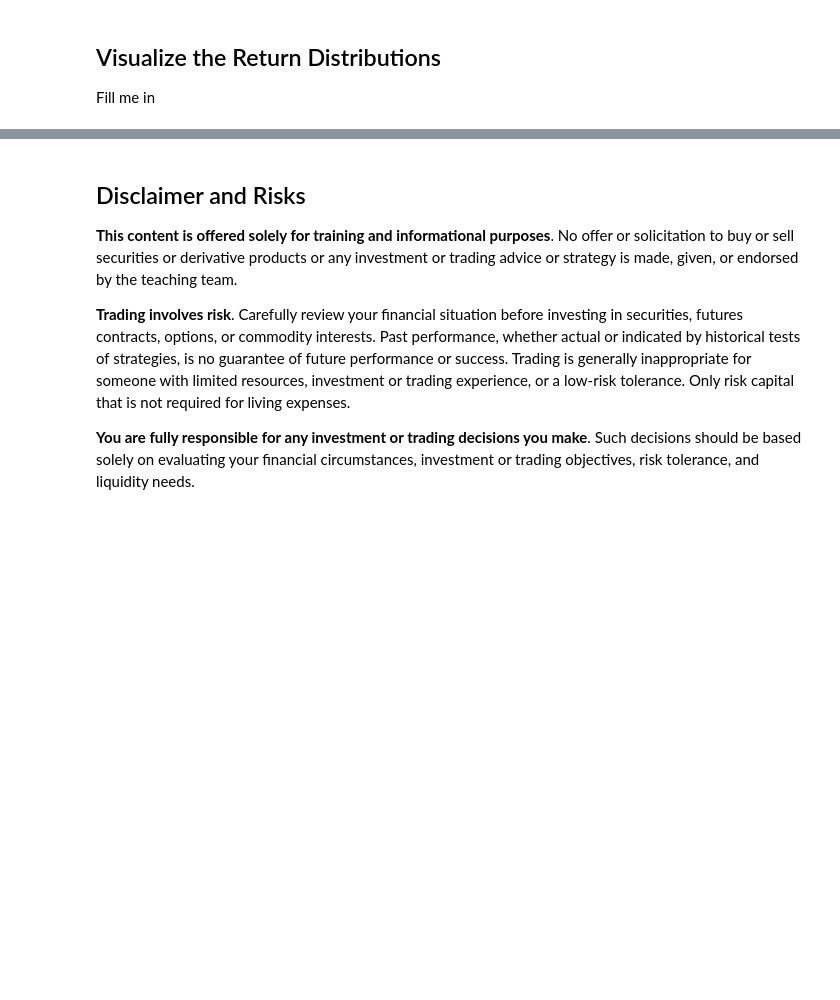
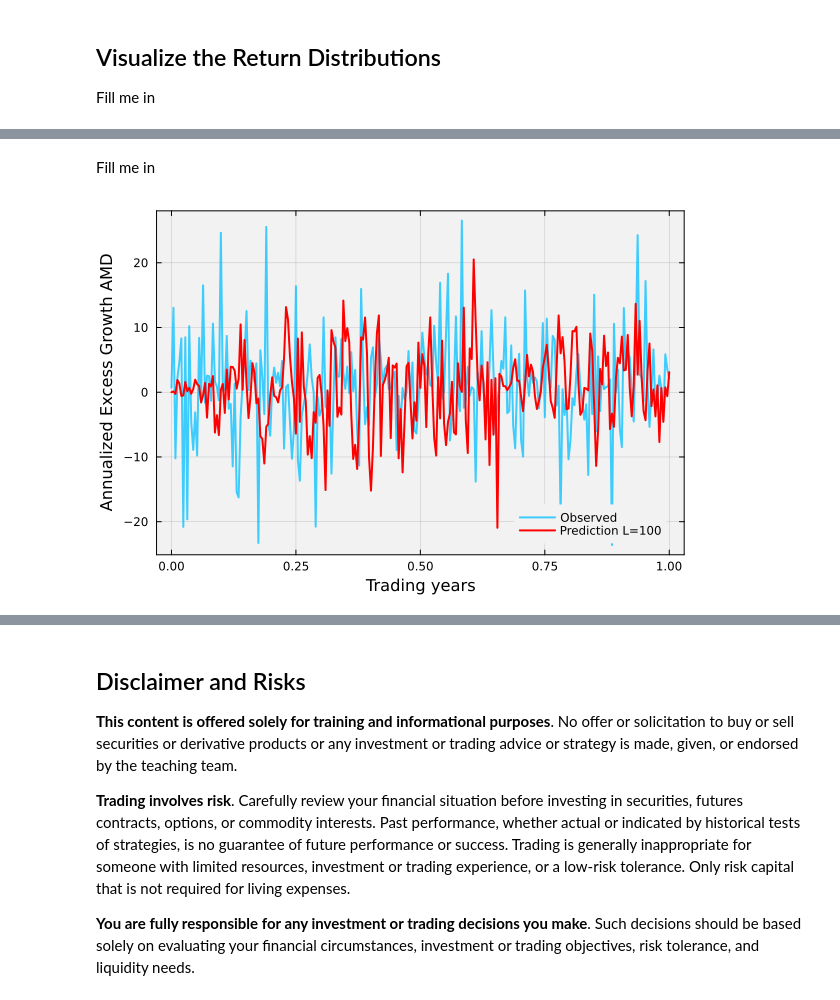
Before and after one commit to varnerlab/CHEME-130-eCornell-Repository, a Jupyter notebook: courses/CHEME-132/module-2/CHEME-132-Module-2-Advanced-Hippo-SSM.ipynb, the cells around one changed output, grey strips where cells are left out. Cells and saved outputs as stored; diff of their text form; code cells hidden in the pictures; blank space fills up the shorter version.

```diff
--- a/courses/CHEME-132/module-2/CHEME-132-Module-2-Advanced-Hippo-SSM.ipynb
+++ b/courses/CHEME-132/module-2/CHEME-132-Module-2-Advanced-Hippo-SSM.ipynb
@@ -149,0 +169,26 @@ density!(Y2, normalize=true, c=:red, label="Simulated (trained)")
+# %%
+d = fit_mle(Laplace, signal);
+new_signal_vector = Array{Float64,1}();
+for i ∈ 0:5*(252)
+    r = rand(d);
+    push!(new_signal_vector, r);
+end
+# %%
+tspan = (start = 0.0, stop = 1.0, step = 1/252);
+L = 100; # buffer
+(T3,X3,Y3) = prediction(model_updated, tspan, new_signal_vector, L = L);
+# %% [markdown]
+Fill me in
+# %%
+let
+
+    # layout -
+    N = length(T3);
+
+    # time series -
+    p1 = plot(T3,new_signal_vector[1:N], label="Observed", lw=2, c=:deepskyblue, alpha=0.75, bg="gray95", background_color_outside="white",
+        framestyle = :box, fg_legend = :transparent)
+    plot!(p1, T3,Y3,label="Prediction L=$(L)", lw=2, c=:red, xlabel="Trading years", ylabel="Annualized Excess Growth $(ticker_of_interest)", fontsize=18)
+end
+# %% [output]
+[figure, added]
```
Also changed, not shown: parts of 9 cells of this notebook, 1 other file.
